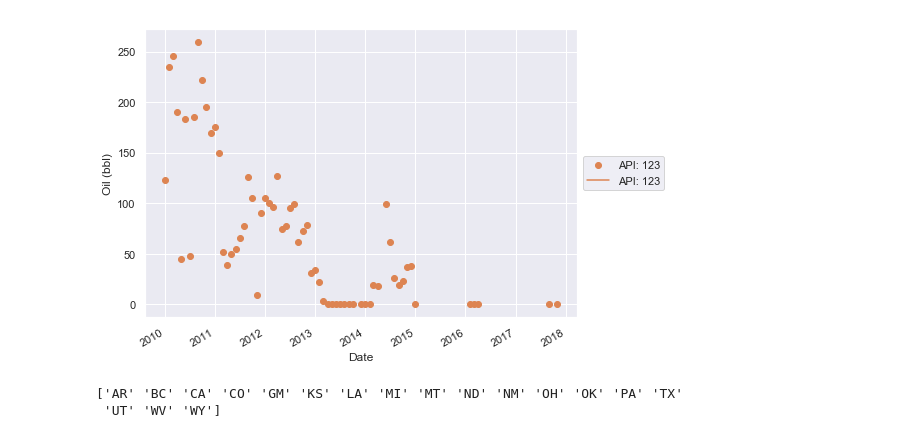
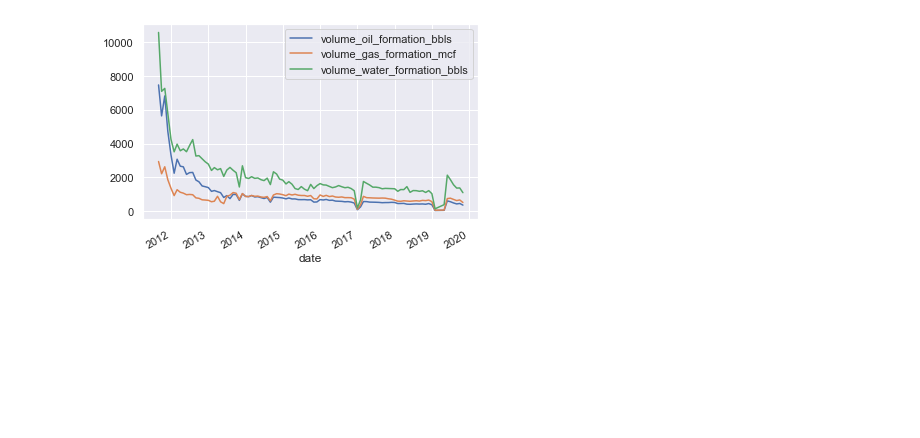
Before and after one commit to daytum/intake-data, a Jupyter notebook: Example.ipynb, the cells around one changed output. Drawn from its saved outputs; the diff is of its cells as text; code cells hidden in the pictures; blank space fills up the shorter version.

```diff
--- a/Example.ipynb
+++ b/Example.ipynb
@@ -25,2 +37,2 @@ list(cat)
 # %%
-cat.production_by_ticker_and_state(state='ND', ticker='EOG').read().set_index(['api', 'date'])
+df = cat.production.production_by_ticker_and_state(state='ND', ticker='EOG').read().set_index(['api', 'date']); df
@@ -47,3 +38,0 @@ cat.production_by_ticker_and_state(state='ND', ticker='EOG').read().set_index(['
-# %%
-df = cat.well_location_by_ticker_and_state(state='NM', ticker='XOM').read()
-df.index[df['api'].isin(['30015036910000','30015047340000'])].tolist()
@@ -127,8 +38,0 @@ class ProductionPlot(object):
-# %%
-import numpy as np
-p1 = ProductionPlot('Oil (bbl)')
-
-p1.add_plot(df1,'123')
-p1.add_model_plot(df1,'123')
-# %% [output]
-[figure, removed]
@@ -137,8 +39,7 @@ x = np.sort(np.array(['OH', 'MI', 'WV', 'CA', 'ND', 'BC', 'KS', 'MT', 'UT', 'PA'
-# %%
-print(x)
-# %% [output]
-['AR' 'BC' 'CA' 'CO' 'GM' 'KS' 'LA' 'MI' 'MT' 'ND' 'NM' 'OH' 'OK' 'PA' 'TX'
- 'UT' 'WV' 'WY']
+# %%
+df.loc['33013015180000', 'volume_oil_formation_bbls':'volume_water_formation_bbls'].plot();
+# %% [output]
+[figure, added]
 # %%
 cat.poro_perm.read()
 # %% [output]
```
Also changed, not shown: parts of 17 cells of this notebook, 2 other files.
